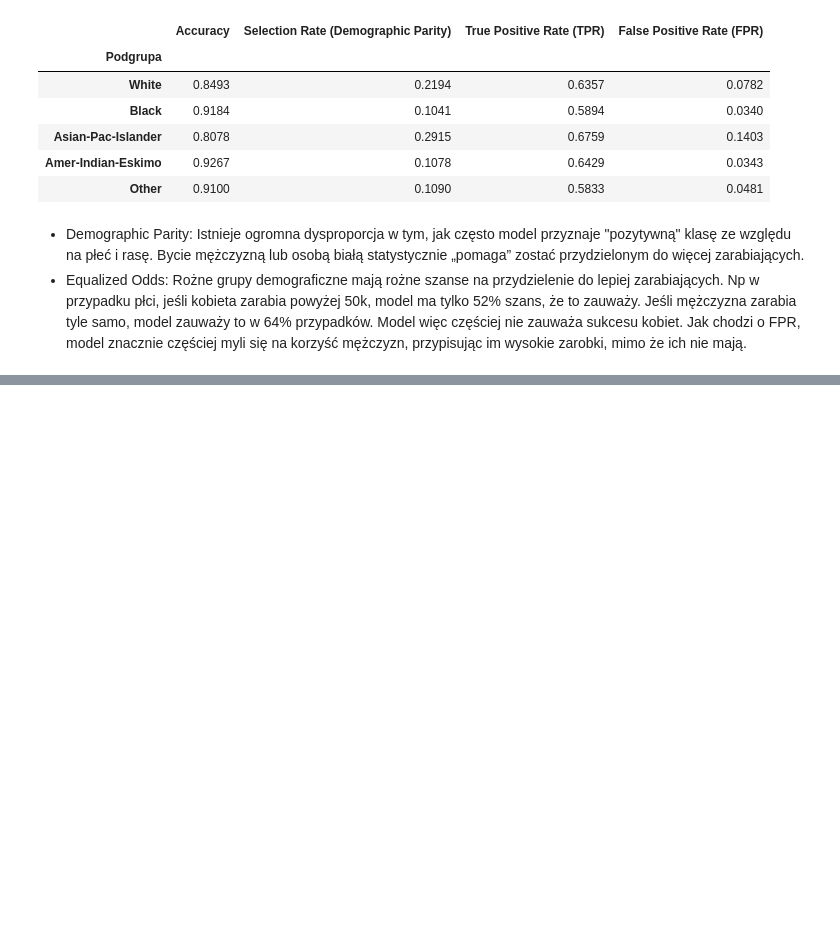
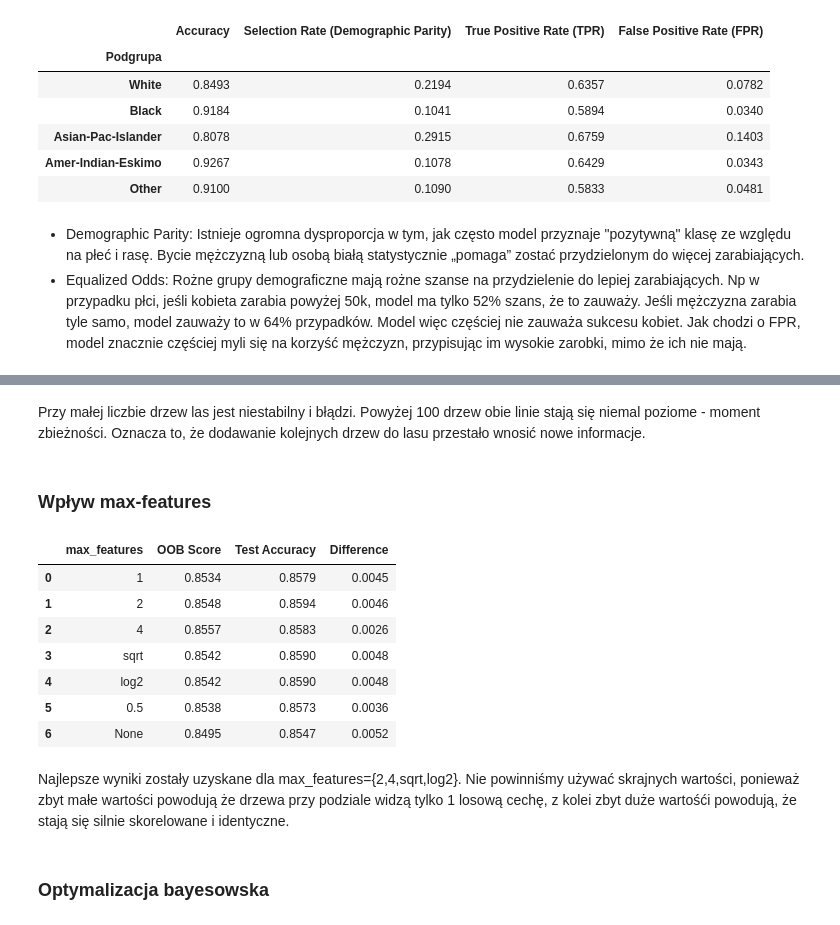
Before and after one commit to kingaorlowicz/Data_Mining_agh, a Jupyter notebook: lab2/DT_RF.ipynb, the cells around one changed output, grey strips where cells are left out. Saved outputs shown, nothing was run; the diff lists cells and outputs as text; code cells hidden in the pictures; blank space fills up the shorter version.

```diff
--- a/lab2/DT_RF.ipynb
+++ b/lab2/DT_RF.ipynb
@@ -501,0 +536,43 @@ Fairness: RASA
+# %% [markdown]
+Przy małej liczbie drzew las jest niestabilny i błądzi. Powyżej 100 drzew obie linie stają się niemal poziome - moment zbieżności. Oznacza to, że dodawanie kolejnych drzew do lasu przestało wnosić nowe informacje.
+# %% [markdown]
+### Wpływ max-features
+# %%
+max_features_options = [1, 2, 4, 'sqrt', 'log2', 0.5, None]
+results_mf = []
+
+for mf in max_features_options:
+    rf_mf = RandomForestClassifier(
+        n_estimators=200,
+        max_features=mf,
+        oob_score=True,
+        random_state=42,
+        n_jobs=-1
+    )
+
+    rf_mf.fit(X_train_preproc, y_train)
+    oob_res = rf_mf.oob_score_
+    test_acc = rf_mf.score(X_test_preproc, y_test)
+
+    results_mf.append({
+        'max_features': str(mf),
+        'OOB Score': round(oob_res, 4),
+        'Test Accuracy': round(test_acc, 4),
+        'Difference': round(test_acc - oob_res, 4)
+    })
+
+df_mf_comparison = pd.DataFrame(results_mf)
+display(df_mf_comparison)
+# %% [output]
+|  | max_features | OOB Score | Test Accuracy | Difference |
+| 0 | 1 | 0.8534 | 0.8579 | 0.0045 |
+| 1 | 2 | 0.8548 | 0.8594 | 0.0046 |
+| 2 | 4 | 0.8557 | 0.8583 | 0.0026 |
+| 3 | sqrt | 0.8542 | 0.8590 | 0.0048 |
+| 4 | log2 | 0.8542 | 0.8590 | 0.0048 |
+| 5 | 0.5 | 0.8538 | 0.8573 | 0.0036 |
+| 6 | None | 0.8495 | 0.8547 | 0.0052 |
+# %% [markdown]
+Najlepsze wyniki zostały uzyskane dla max_features={2,4,sqrt,log2}. Nie powinniśmy używać skrajnych wartości, ponieważ zbyt małe wartości powodują że drzewa przy podziale widzą tylko 1 losową cechę, z kolei zbyt duże wartośći powodują, że stają się silnie skorelowane i identyczne.
+# %% [markdown]
+### Optymalizacja bayesowska
```
Also changed, not shown: parts of 8 cells of this notebook.
